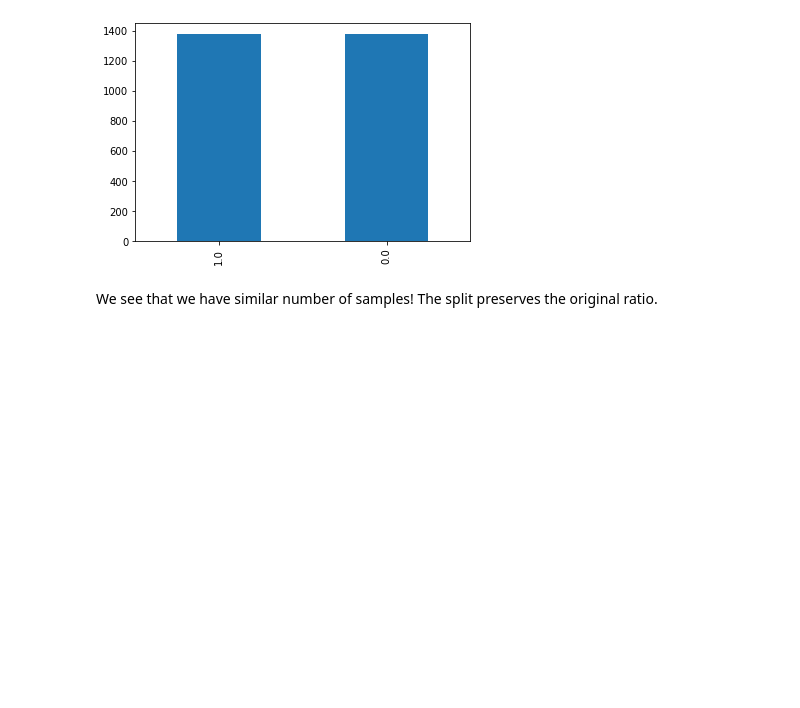
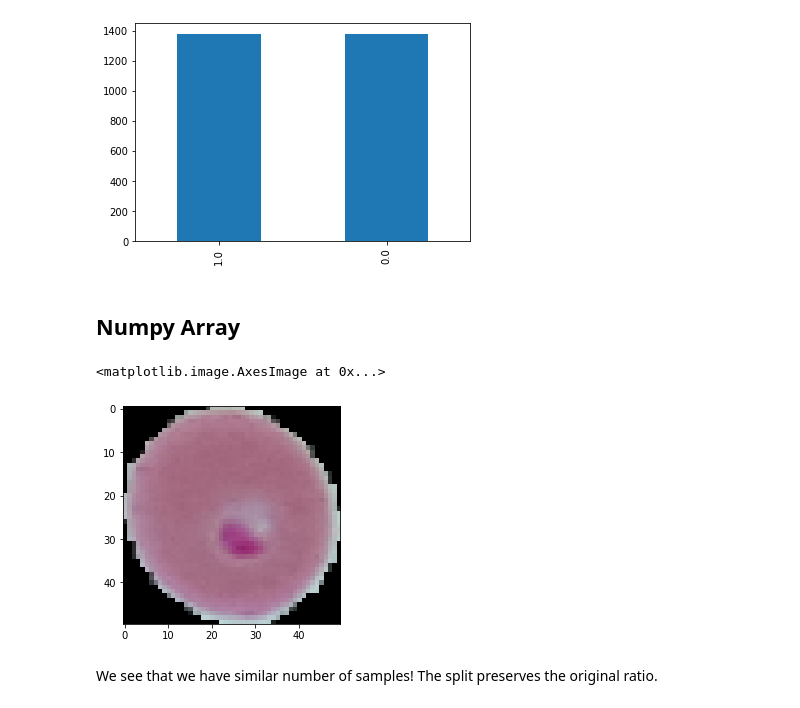
Before and after one commit to madhava20217/Malaria-Detection-from-Cells, a Jupyter notebook: Test-Train Split/train-test-split.ipynb, the cells around one changed output. Cells and saved outputs as stored; diff of their text form; code cells hidden in the pictures; blank space fills up the shorter version.

```diff
--- a/Test-Train Split/train-test-split.ipynb
+++ b/Test-Train Split/train-test-split.ipynb
@@ -74,6 +78,16 @@ test_df['Parasitized'].value_counts().plot(kind = 'bar')
 # %% [output]
 <AxesSubplot:>
 [figure]
+# %% [markdown]
+## Numpy Array
+# %%
+train_df['image_vec'] = train_df['Image_Path'].apply(lambda row: cv2.imread(row))
+test_df['image_vec'] = test_df['Image_Path'].apply(lambda row: cv2.imread(row))
+# %%
+pyplot.imshow(train_df.image_vec[0])
+# %% [output]
+<matplotlib.image.AxesImage at 0x...>
+[figure, added]
 # %% [markdown]
 We see that we have similar number of samples! The split preserves the original ratio.
 # %% [markdown]
```
Also changed, not shown: parts of 1 cell of this notebook, 2 other files.
